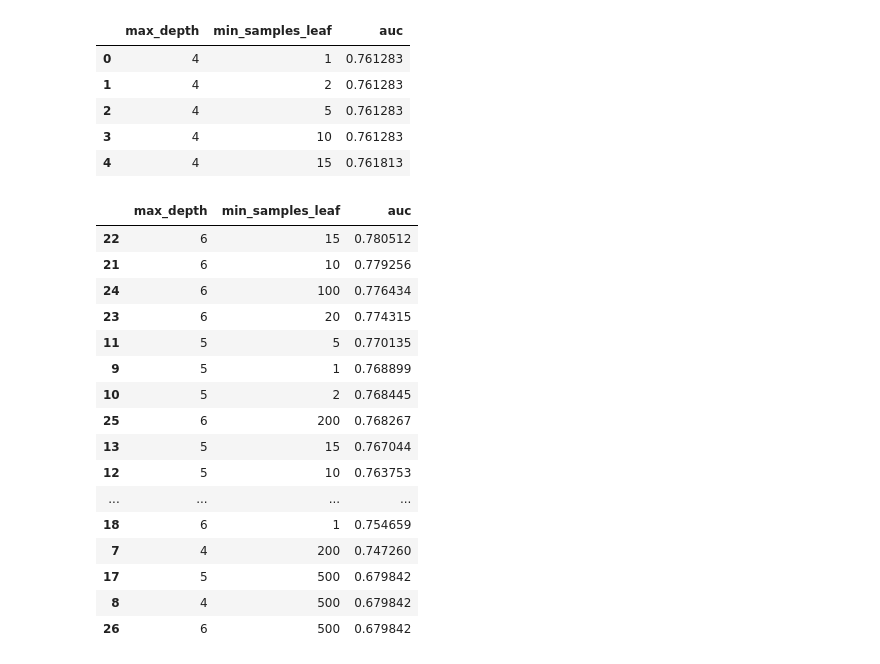
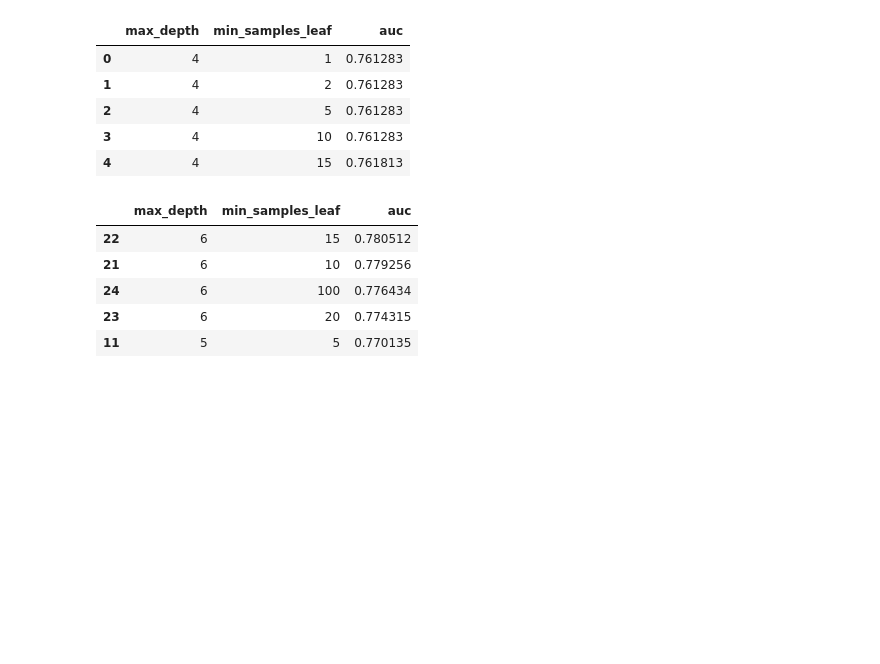
Before and after one commit to carlos-alves-one/ML-Zoomcamp-Week-6, a Jupyter notebook: ML_Zoomcamp_Week_6.ipynb, the cells around one changed output. Cells and saved outputs as stored; diff of their text form; code cells hidden in the pictures; blank space fills up the shorter version.

Commit message:
Use function pivot with dataframe scores

```diff
--- a/ML_Zoomcamp_Week_6.ipynb
+++ b/ML_Zoomcamp_Week_6.ipynb
@@ -1058,22 +1058,14 @@ df_scores.head()
 | 4 | 4 | 15 | 0.761813 |
 # %%
 # Print the values of AUC by descending order
-df_scores.sort_values(by='auc', ascending=False)
+df_scores.sort_values(by='auc', ascending=False).head()
+
+# we can see below the depth of 6 seems to be the best one
+# when we put a limit on the size of the leaf
 # %% [output]
 |  | max_depth | min_samples_leaf | auc |
 | 22 | 6 | 15 | 0.780512 |
 | 21 | 6 | 10 | 0.779256 |
 | 24 | 6 | 100 | 0.776434 |
 | 23 | 6 | 20 | 0.774315 |
 | 11 | 5 | 5 | 0.770135 |
-| 9 | 5 | 1 | 0.768899 |
-| 10 | 5 | 2 | 0.768445 |
-| 25 | 6 | 200 | 0.768267 |
-| 13 | 5 | 15 | 0.767044 |
-| 12 | 5 | 10 | 0.763753 |
-| ... | ... | ... | ... |
-| 18 | 6 | 1 | 0.754659 |
-| 7 | 4 | 200 | 0.747260 |
-| 17 | 5 | 500 | 0.679842 |
-| 8 | 4 | 500 | 0.679842 |
-| 26 | 6 | 500 | 0.679842 |
```
Also changed, not shown: parts of 1 cell of this notebook.
